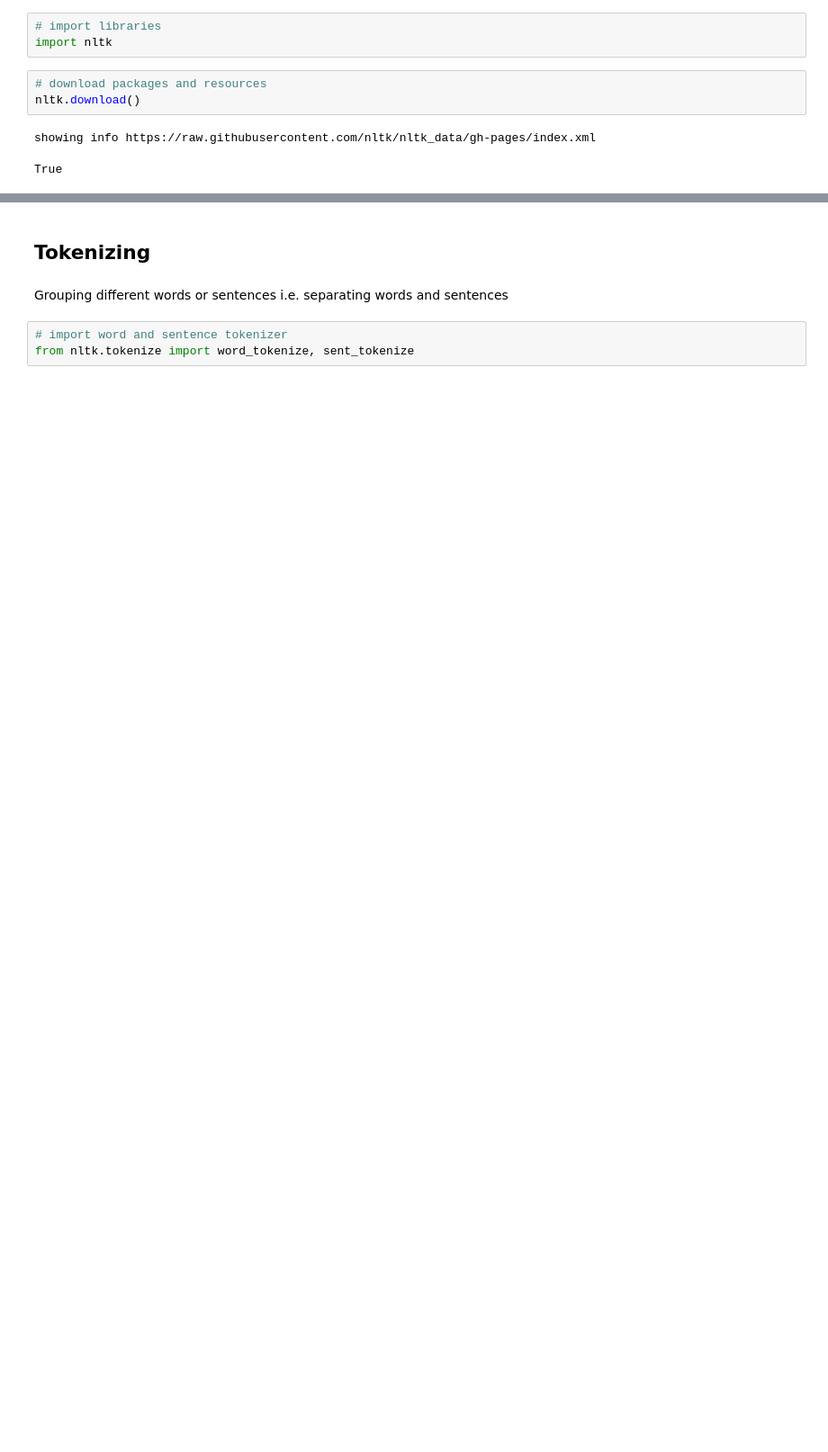
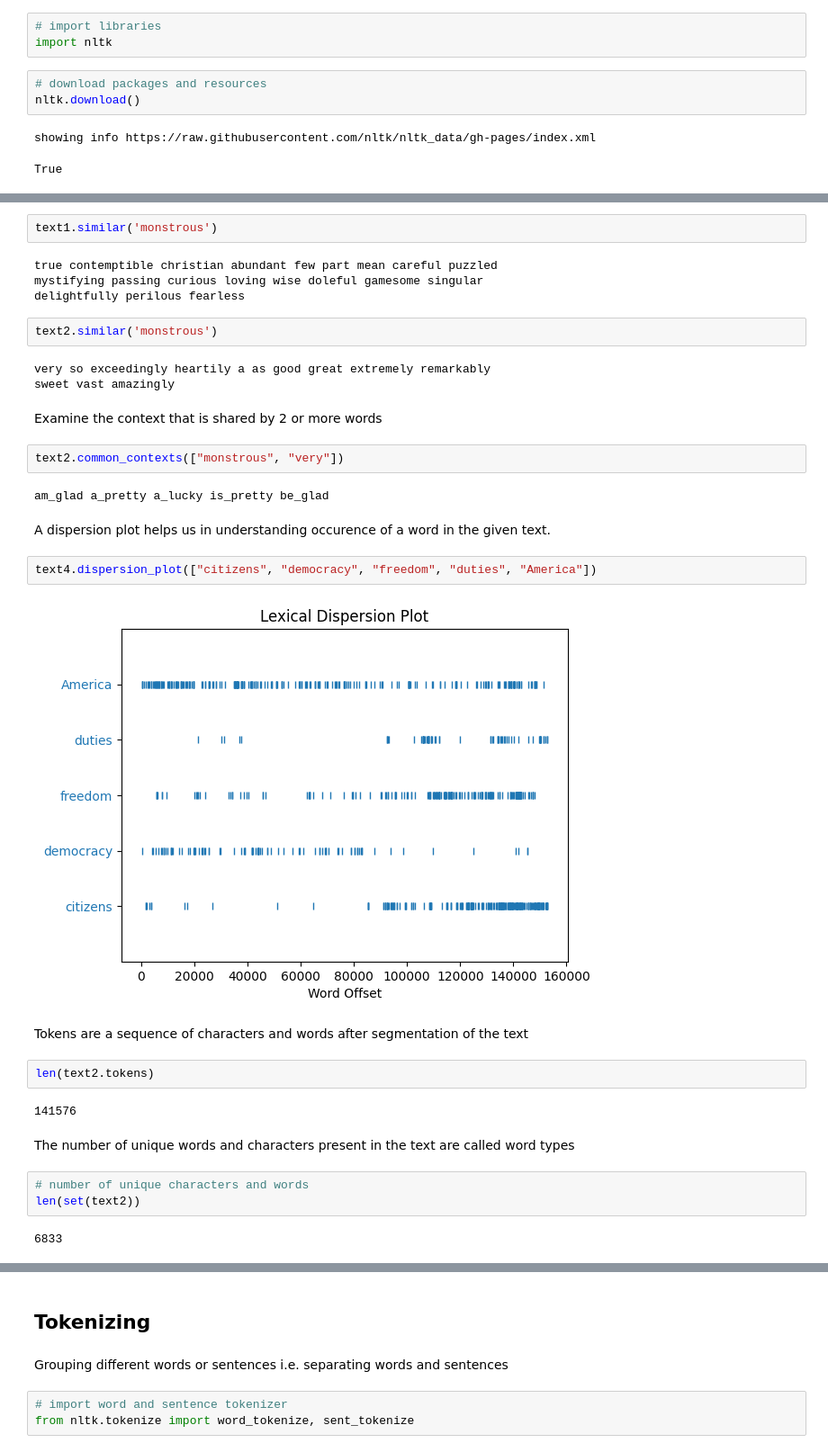
Before and after one commit to deva-k/devabook, a Jupyter notebook: book/natural_language_processing/nlp2.ipynb, the cells around one changed output, grey strips where cells are left out. Shown at 90% size. Drawn from its saved outputs; the diff is of its cells as text; blank space fills up the shorter version.

```diff
--- a/book/natural_language_processing/nlp2.ipynb
+++ b/book/natural_language_processing/nlp2.ipynb
@@ -13,0 +58,36 @@ True
+# %%
+text1.similar('monstrous')
+# %% [output]
+true contemptible christian abundant few part mean careful puzzled
+mystifying passing curious loving wise doleful gamesome singular
+delightfully perilous fearless
+# %%
+text2.similar('monstrous')
+# %% [output]
+very so exceedingly heartily a as good great extremely remarkably
+sweet vast amazingly
+# %% [markdown]
+Examine the context that is shared by 2 or more words
+# %%
+text2.common_contexts(["monstrous", "very"])
+# %% [output]
+am_glad a_pretty a_lucky is_pretty be_glad
+# %% [markdown]
+A dispersion plot helps us in understanding occurence of a word in the given text.
+# %%
+text4.dispersion_plot(["citizens", "democracy", "freedom", "duties", "America"])
+# %% [output]
+[figure, added]
+# %% [markdown]
+Tokens are a sequence of characters and words after segmentation of the text
+# %%
+len(text2.tokens)
+# %% [output]
+141576
+# %% [markdown]
+The number of unique words and characters present in the text are called word types
+# %%
+# number of unique characters and words
+len(set(text2))
+# %% [output]
+6833
```
Also changed, not shown: parts of 35 cells of this notebook.
